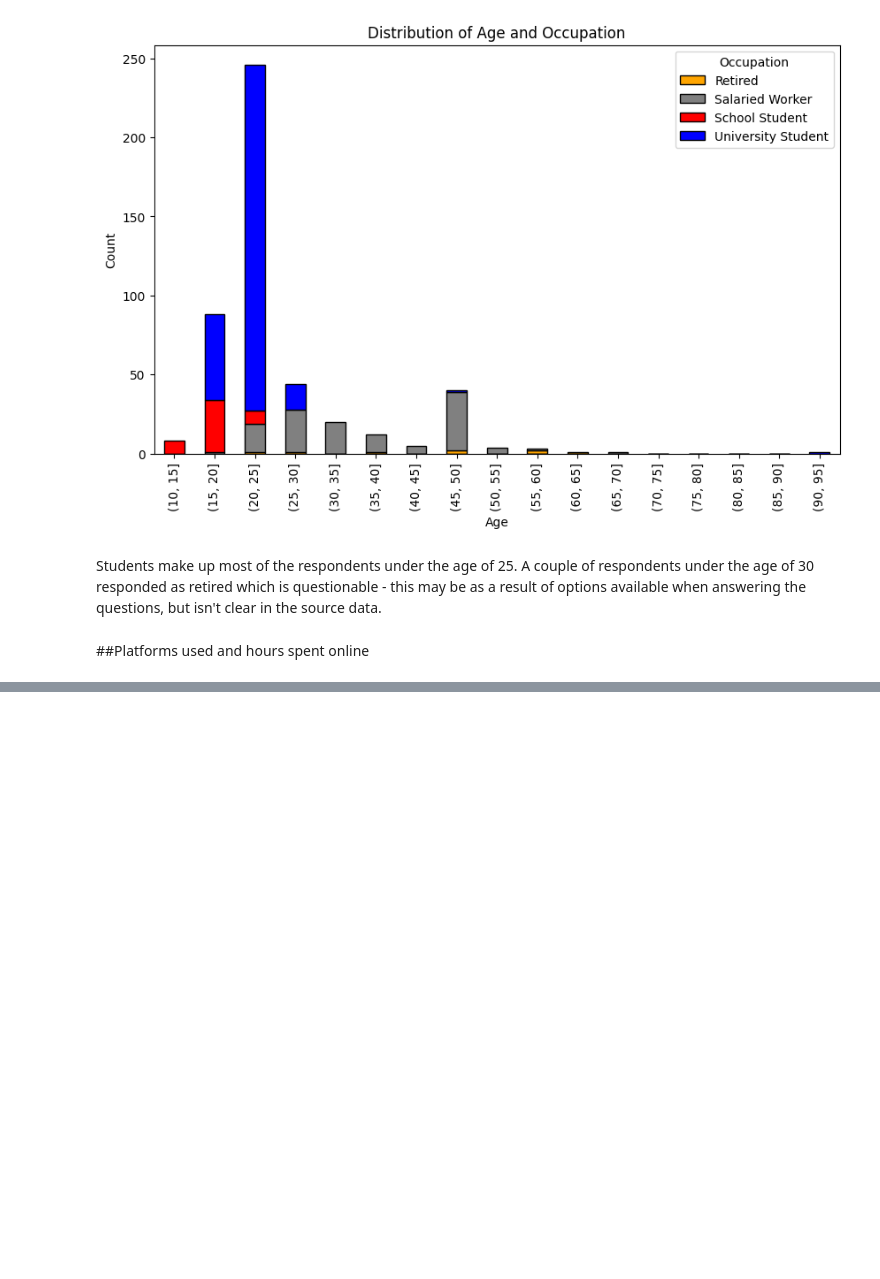
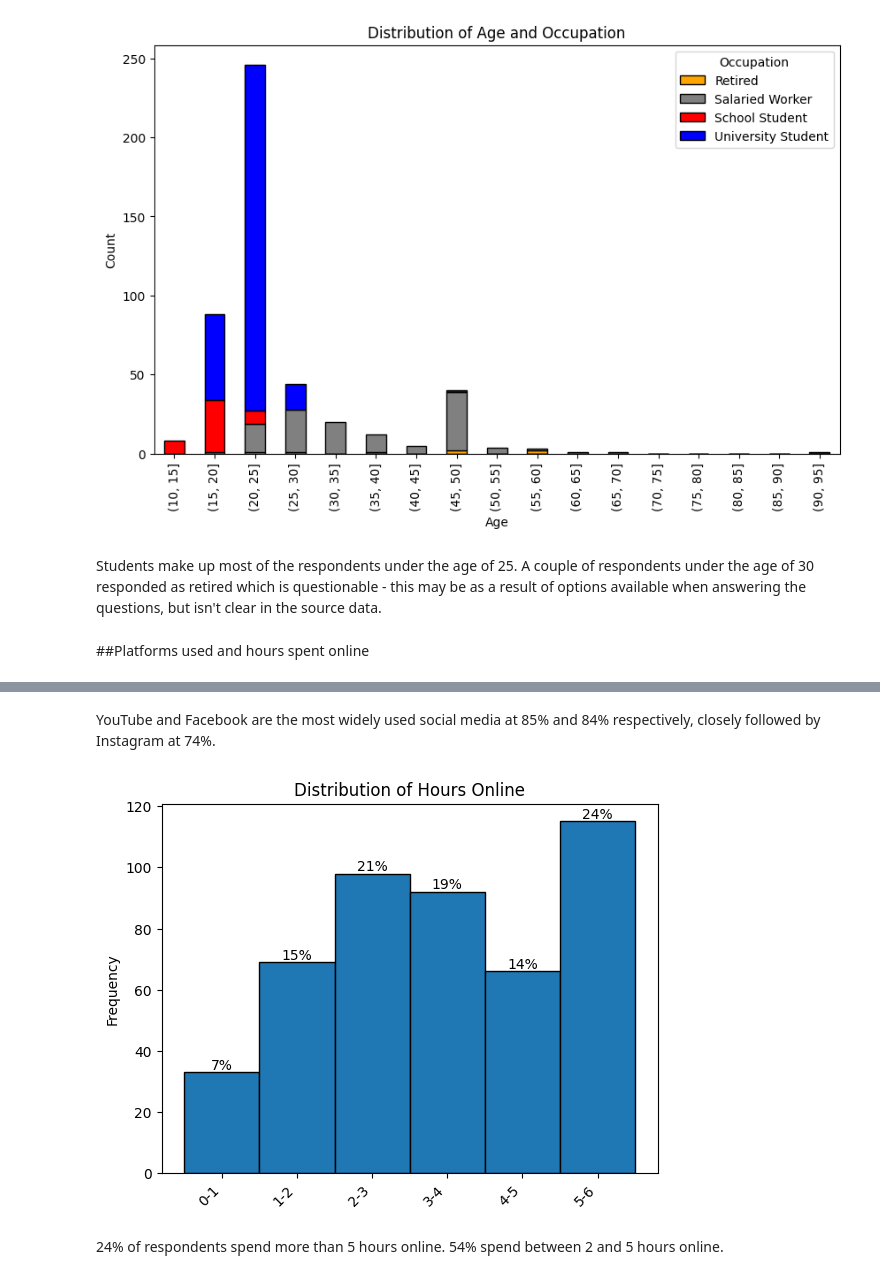
Before and after one commit to ookadeet/SocialMedia-MentalHealth, a Jupyter notebook: smmh.ipynb, the cells around one changed output, grey strips where cells are left out. Drawn from its saved outputs; the diff is of its cells as text; code cells hidden in the pictures; blank space fills up the shorter version.

```diff
--- a/smmh.ipynb
+++ b/smmh.ipynb
@@ -481,0 +533,39 @@ Students make up most of the respondents under the age of 25. A couple of respon
+# %% [markdown]
+YouTube and Facebook are the most widely used social media at 85% and 84% respectively, closely followed by Instagram at 74%.
+# %%
+# Define the bins for the histogram
+bins = [0, 1, 2, 3, 4, 5, 6]
+
+# Plot the histogram and get the counts
+counts, _, _ = plt.hist(df['Hours Online'], bins=bins, edgecolor='black')
+
+# Calculate the total number of data points
+total_data_points = len(df)
+
+# Calculate the percentages for each bin
+percentages = [count / total_data_points * 100 for count in counts]
+
+# Create a list of labels for each bin, showing the bin range
+labels = [f'{bins[i]}-{bins[i+1]}' for i in range(len(bins) - 1)]
+
+# Set the x-axis ticks to be in the middle of each bin
+plt.xticks([bins[i] + (bins[i+1] - bins[i]) / 2 for i in range(len(bins) - 1)], labels, rotation=45, ha='right')
+
+# Set the y-axis label
+plt.ylabel('Frequency')
+
+# Set the title of the histogram
+plt.title('Distribution of Hours Online')
+
+# Add text labels for the percentages above each bar
+for i in range(len(bins) - 1):
+    if percentages[i] > 0:
+        plt.text(bins[i] + (bins[i+1] - bins[i]) / 2, counts[i], f'{round(percentages[i]):d}%', ha='center', va='bottom')
+
+
+# Show the histogram
+plt.show()
+# %% [output]
+[figure, added]
+# %% [markdown]
+24% of respondents spend more than 5 hours online. 54% spend between 2 and 5 hours online.
```
Also changed, not shown: parts of 1 cell of this notebook.
